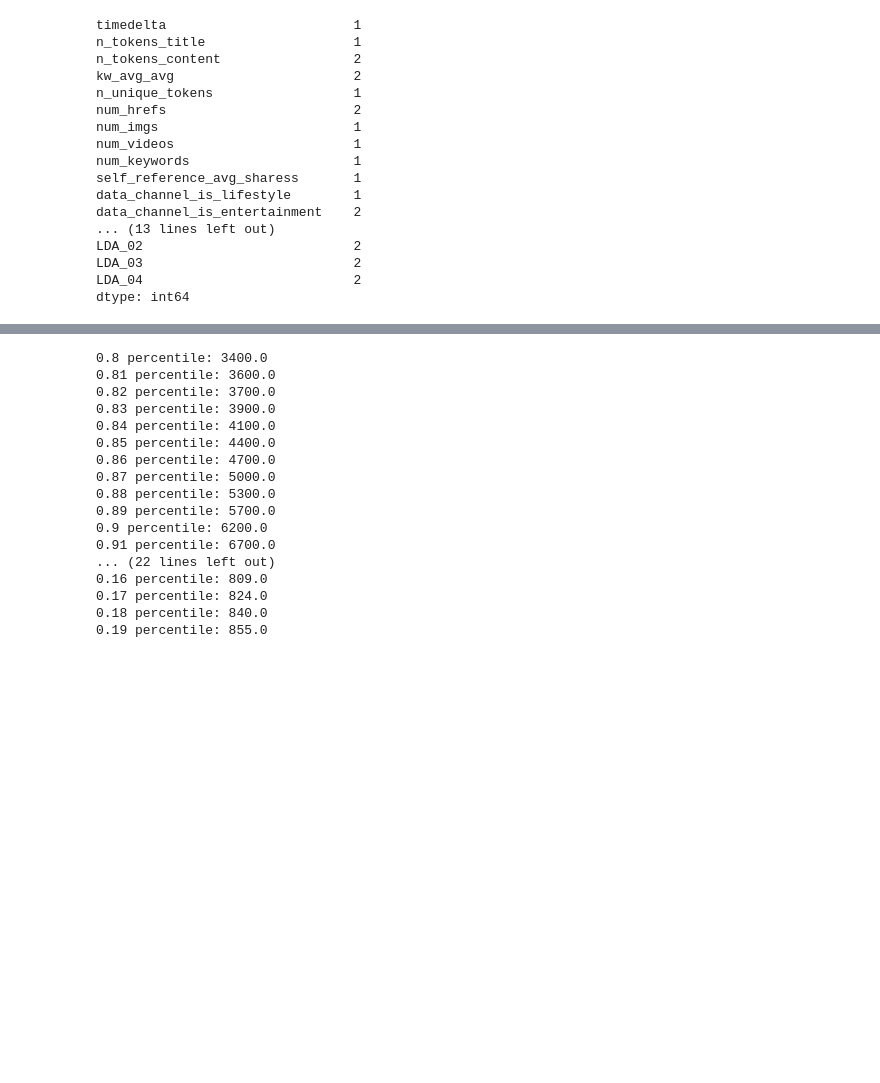
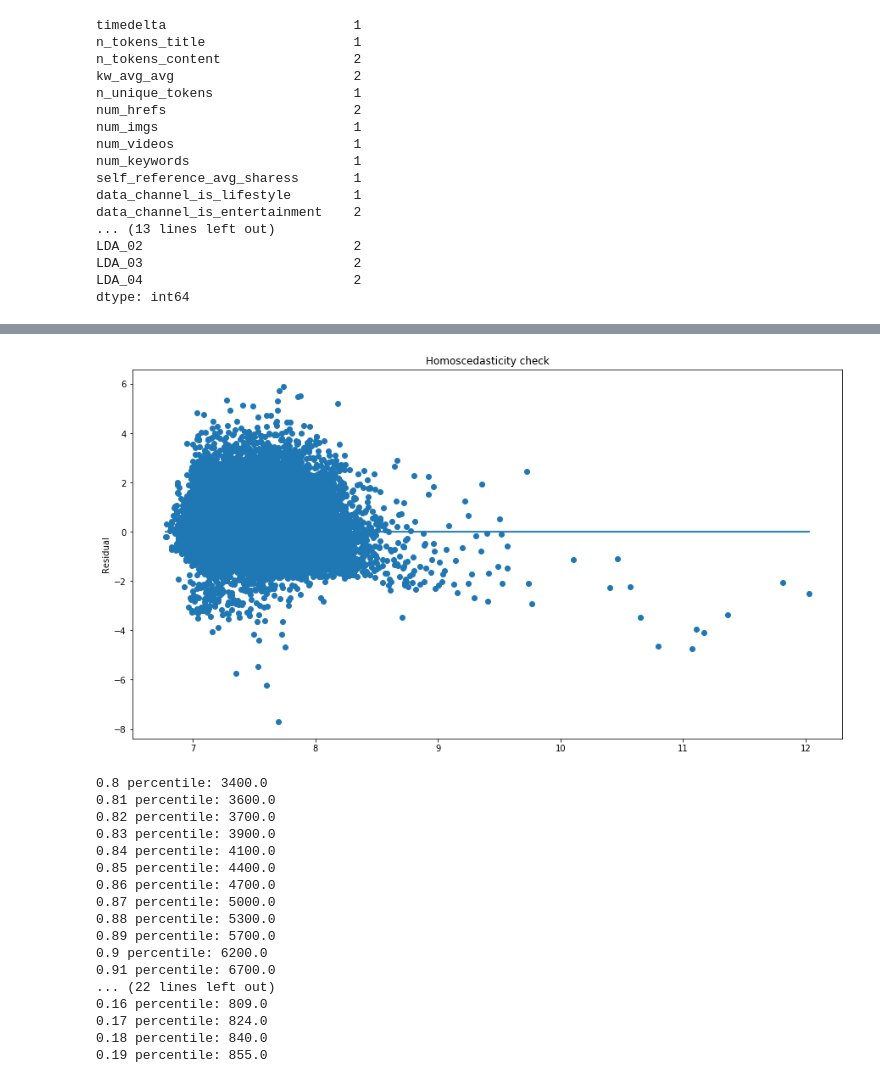
Before and after one commit to aroayeo/Predicting-Online-News-Popularity, a Jupyter notebook: Mo Notebook.ipynb, the cells around one changed output, grey strips where cells are left out. Cells and saved outputs as stored; diff of their text form; code cells hidden in the pictures; blank space fills up the shorter version.

```diff
--- a/Mo Notebook.ipynb
+++ b/Mo Notebook.ipynb
@@ -135,3 +80,5 @@ data_subset.drop('rate_positive_words',axis= 1, inplace= True)
+# %%
+data_subset = drop_high_corrs(X)
 # %%
 np.sum(np.abs(data_subset.corr()) > 0.4)
 # %% [output]
@@ -249,0 +143,3 @@ plt.plot(model.predict(data_subset), [0 for i in range(len(data))])
+# %%
+model = ols_model(data_subset, y)
+model.summary()
@@ -250,3 +185,7 @@ plt.plot(model.predict(data_subset), [0 for i in range(len(data))])
+# %%
+var_check(model, data_subset, y)
+# %% [output]
+[figure, added]
 # %%
 for i in range(80, 99):
     q = i / 100
```
Also changed, not shown: parts of 29 cells of this notebook, 1 other file.
